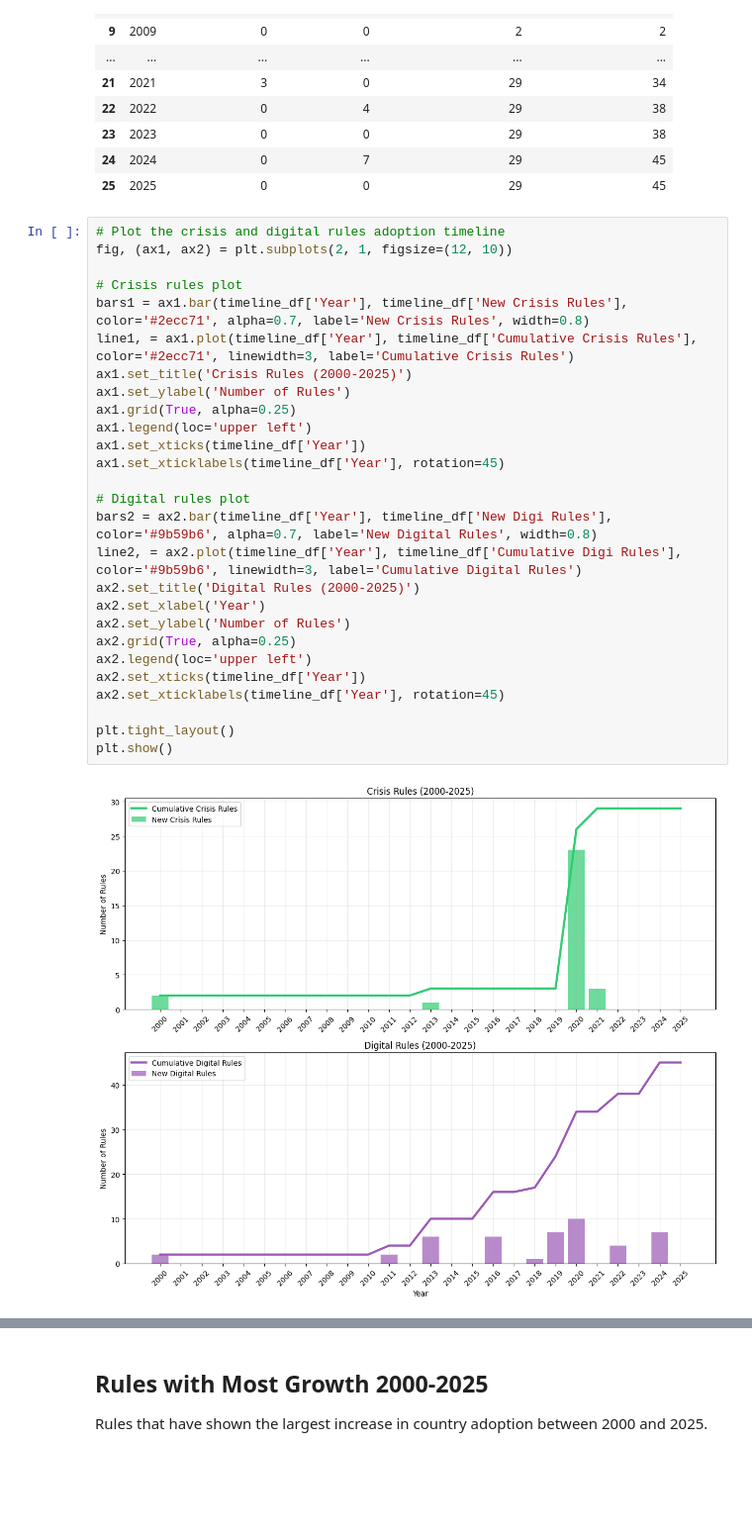
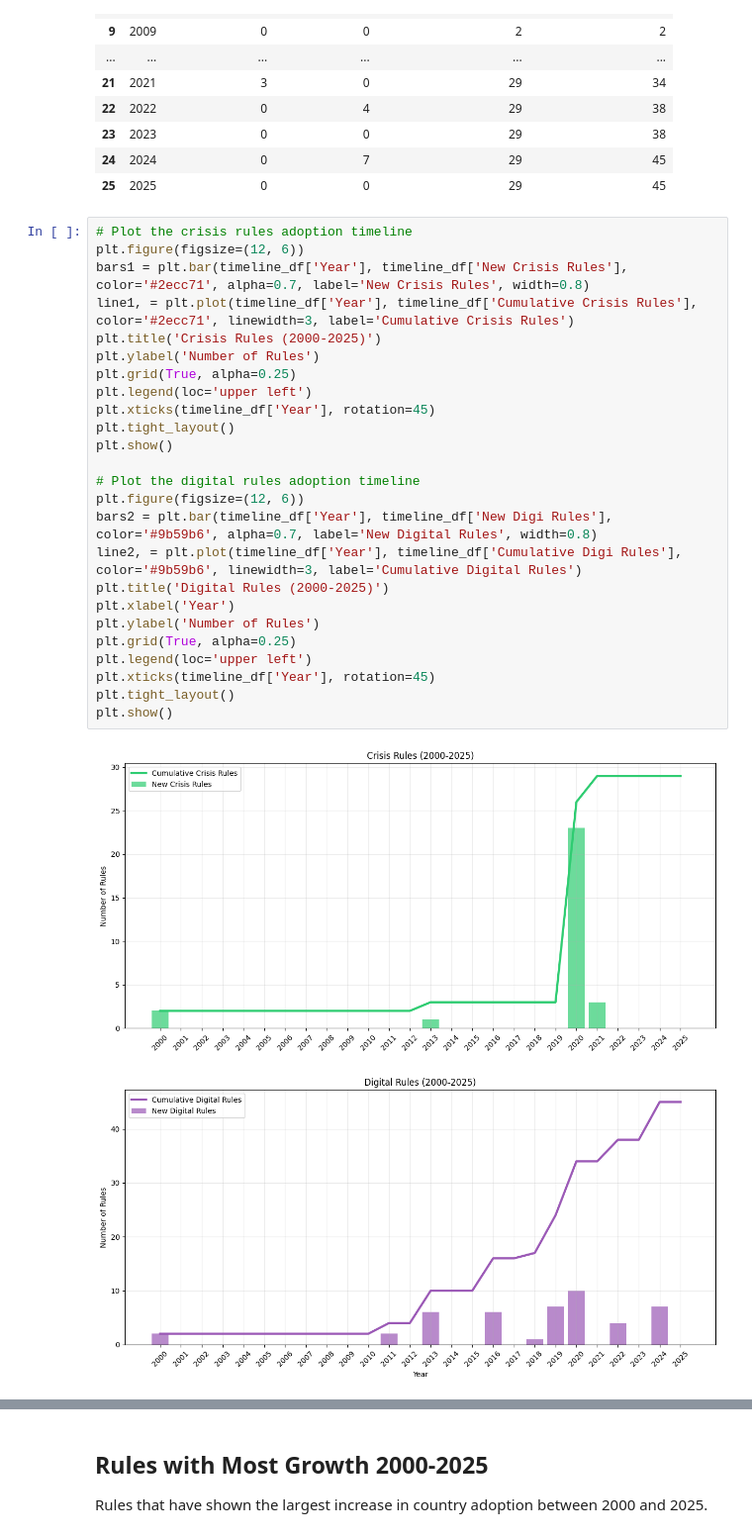
Before and after one commit to raulpzs/lex, a Jupyter notebook: notebooks/eda_new.ipynb, the cells around one changed output, grey strips where cells are left out. Shown at 99% size. Cells and saved outputs as stored; diff of their text form; blank space fills up the shorter version.

```diff
--- a/notebooks/eda_new.ipynb
+++ b/notebooks/eda_new.ipynb
@@ -407,31 +407,30 @@ timeline_df
 | 24 | 2024 | 0 | 7 | 29 | 45 |
 | 25 | 2025 | 0 | 0 | 29 | 45 |
 # %%
-# Plot the crisis and digital rules adoption timeline
-fig, (ax1, ax2) = plt.subplots(2, 1, figsize=(12, 10))
-
-# Crisis rules plot
-bars1 = ax1.bar(timeline_df['Year'], timeline_df['New Crisis Rules'], color='#2ecc71', alpha=0.7, label='New Crisis Rules', width=0.8)
-line1, = ax1.plot(timeline_df['Year'], timeline_df['Cumulative Crisis Rules'], color='#2ecc71', linewidth=3, label='Cumulative Crisis Rules')
-ax1.set_title('Crisis Rules (2000-2025)')
-ax1.set_ylabel('Number of Rules')
-ax1.grid(True, alpha=0.25)
-ax1.legend(loc='upper left')
-ax1.set_xticks(timeline_df['Year'])
-ax1.set_xticklabels(timeline_df['Year'], rotation=45)
-
-# Digital rules plot
-bars2 = ax2.bar(timeline_df['Year'], timeline_df['New Digi Rules'], color='#9b59b6', alpha=0.7, label='New Digital Rules', width=0.8)
-line2, = ax2.plot(timeline_df['Year'], timeline_df['Cumulative Digi Rules'], color='#9b59b6', linewidth=3, label='Cumulative Digital Rules')
-ax2.set_title('Digital Rules (2000-2025)')
-ax2.set_xlabel('Year')
-ax2.set_ylabel('Number of Rules')
-ax2.grid(True, alpha=0.25)
-ax2.legend(loc='upper left')
-ax2.set_xticks(timeline_df['Year'])
-ax2.set_xticklabels(timeline_df['Year'], rotation=45)
-
+# Plot the crisis rules adoption timeline
+plt.figure(figsize=(12, 6))
+bars1 = plt.bar(timeline_df['Year'], timeline_df['New Crisis Rules'], color='#2ecc71', alpha=0.7, label='New Crisis Rules', width=0.8)
+line1, = plt.plot(timeline_df['Year'], timeline_df['Cumulative Crisis Rules'], color='#2ecc71', linewidth=3, label='Cumulative Crisis Rules')
+plt.title('Crisis Rules (2000-2025)')
+plt.ylabel('Number of Rules')
+plt.grid(True, alpha=0.25)
+plt.legend(loc='upper left')
+plt.xticks(timeline_df['Year'], rotation=45)
 plt.tight_layout()
 plt.show()
+
+# Plot the digital rules adoption timeline
+plt.figure(figsize=(12, 6))
+bars2 = plt.bar(timeline_df['Year'], timeline_df['New Digi Rules'], color='#9b59b6', alpha=0.7, label='New Digital Rules', width=0.8)
+line2, = plt.plot(timeline_df['Year'], timeline_df['Cumulative Digi Rules'], color='#9b59b6', linewidth=3, label='Cumulative Digital Rules')
+plt.title('Digital Rules (2000-2025)')
+plt.xlabel('Year')
+plt.ylabel('Number of Rules')
+plt.grid(True, alpha=0.25)
+plt.legend(loc='upper left')
+plt.xticks(timeline_df['Year'], rotation=45)
+plt.tight_layout()
+plt.show()
 # %% [output]
-[figure, old version]
+[figure, new version]
+[figure, added]
```
Also changed, not shown: parts of 15 cells of this notebook, 3 other files.
